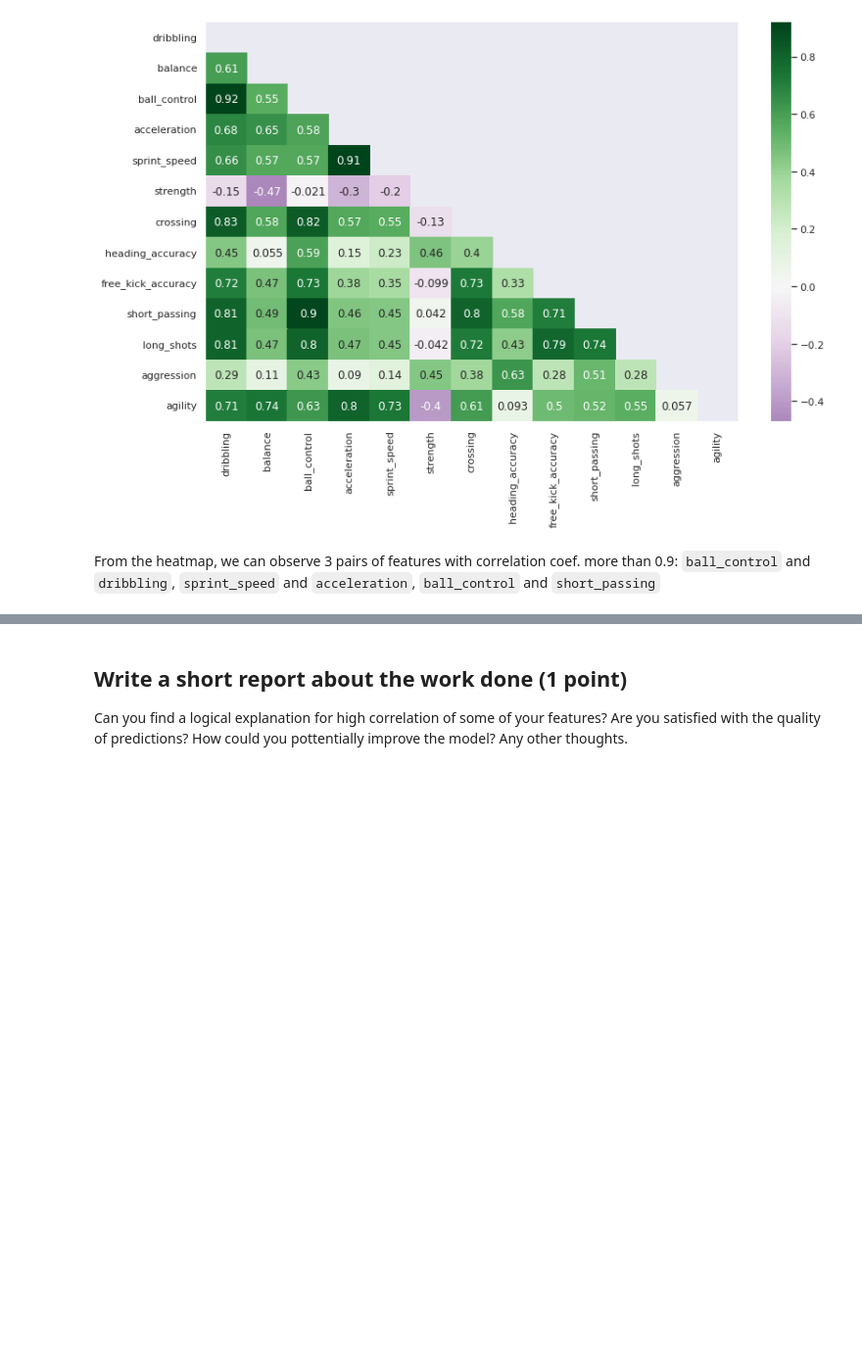
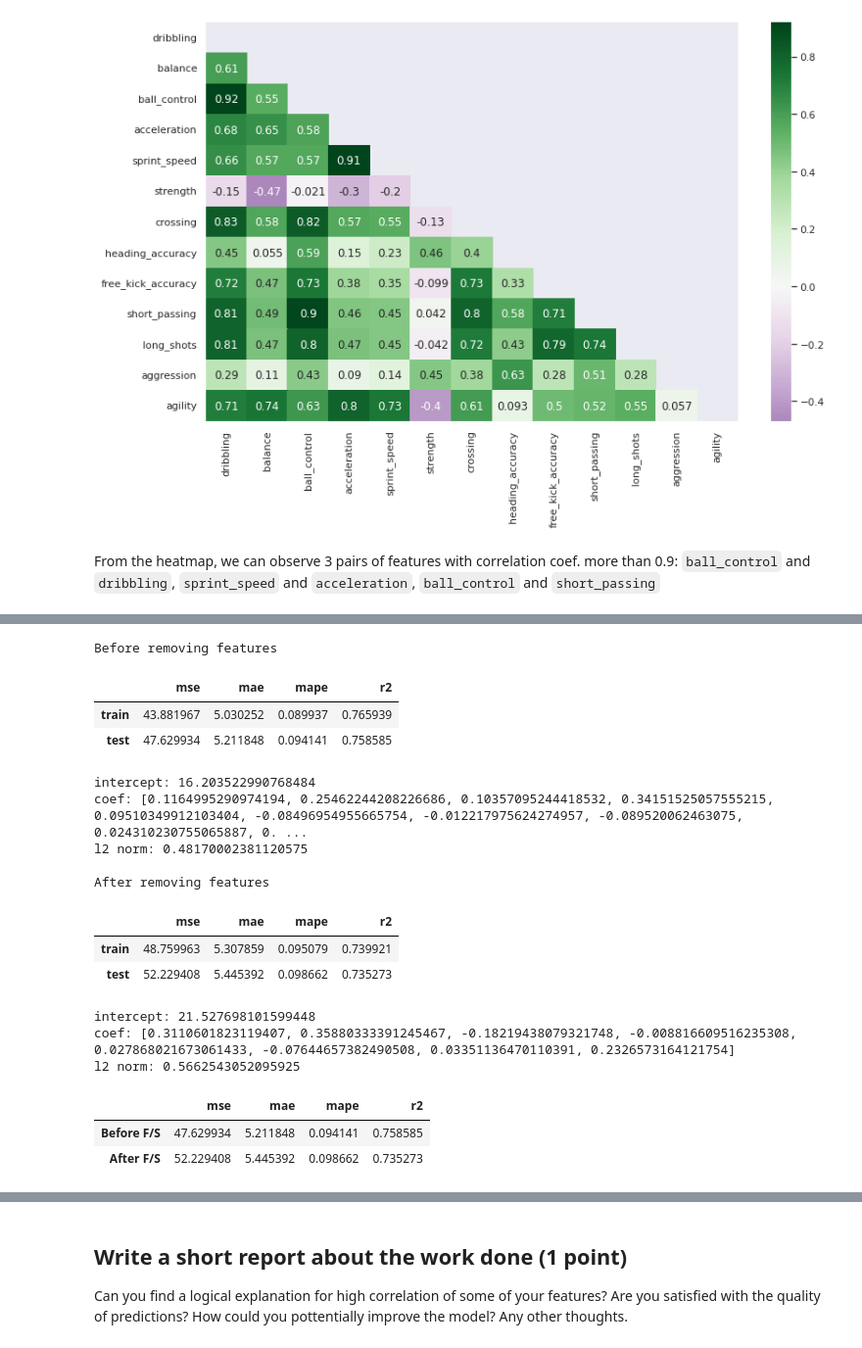
Before and after one commit to TemirlanKalim/ml-intro, a Jupyter notebook: 3_linear_regression/linear_regression.ipynb, the cells around one changed output, grey strips where cells are left out. Shown at 98% size. Saved outputs shown, nothing was run; the diff lists cells and outputs as text; code cells hidden in the pictures; blank space fills up the shorter version.

```diff
--- a/3_linear_regression/linear_regression.ipynb
+++ b/3_linear_regression/linear_regression.ipynb
@@ -1792,0 +1808,36 @@ remove redundant features, combine features into new ones, etc (up to 3 points)
+# %%
+model = LinearRegression(fit_intercept=True)
+m2 = fit_and_evaluate(model, x_train, y_train, x_test, y_test)
+print("Before removing features")
+display(m1)
+print(f'intercept: {m1_inter}')
+print(f'coef: {m1_coef}')
+print(f'l2 norm: {m1_l2}')
+print("\nAfter removing features")
+display(m2)
+print(f'intercept: {model.intercept_}')
+print(f'coef: {model.coef_.tolist()}')
+print(f'l2 norm: {l2_norm(model.coef_)}')
+# %% [output]
+Before removing features
+|  | mse | mae | mape | r2 |
+| train | 43.881967 | 5.030252 | 0.089937 | 0.765939 |
+| test | 47.629934 | 5.211848 | 0.094141 | 0.758585 |
+intercept: 16.203522990768484
+coef: [0.1164995290974194, 0.25462244208226686, 0.10357095244418532, 0.34151525057555215, 0.09510349912103404, -0.08496954955665754, -0.012217975624274957, -0.089520062463075, 0.024310230755065887, 0. ...
+l2 norm: 0.48170002381120575
+
+After removing features
+|  | mse | mae | mape | r2 |
+| train | 48.759963 | 5.307859 | 0.095079 | 0.739921 |
+| test | 52.229408 | 5.445392 | 0.098662 | 0.735273 |
+intercept: 21.527698101599448
+coef: [0.3110601823119407, 0.35880333391245467, -0.18219438079321748, -0.008816609516235308, 0.027868021673061433, -0.07644657382490508, 0.03351136470110391, 0.2326573164121754]
+l2 norm: 0.5662543052095925
+# %%
+metrics_comparison = pd.DataFrame(m1.rename(index={'test': 'Before F/S'}).iloc[1,:]).join(m2.rename(index={'test': 'After F/S'}).iloc[1,:])
+metrics_comparison.T
+# %% [output]
+|  | mse | mae | mape | r2 |
+| Before F/S | 47.629934 | 5.211848 | 0.094141 | 0.758585 |
+| After F/S | 52.229408 | 5.445392 | 0.098662 | 0.735273 |
```
Also changed, not shown: parts of 35 cells of this notebook.
